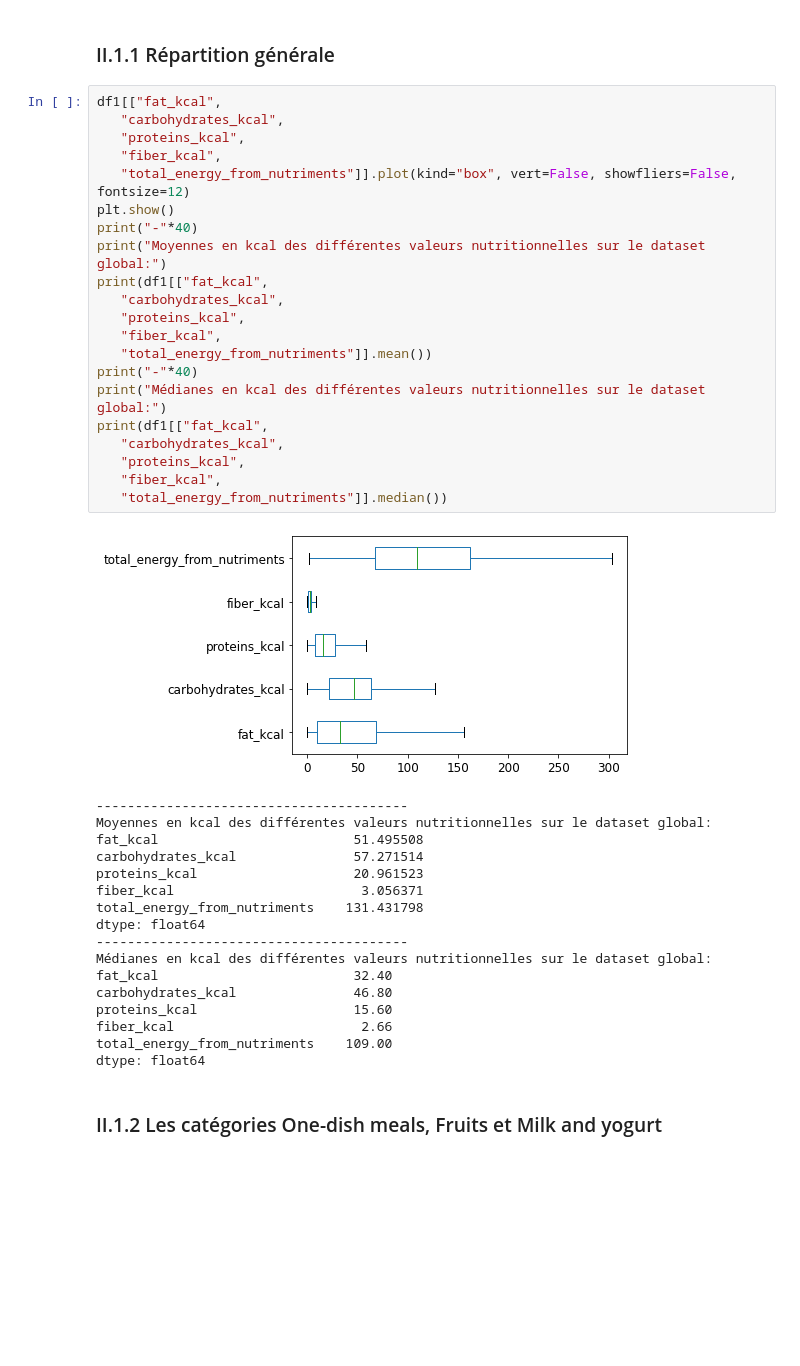
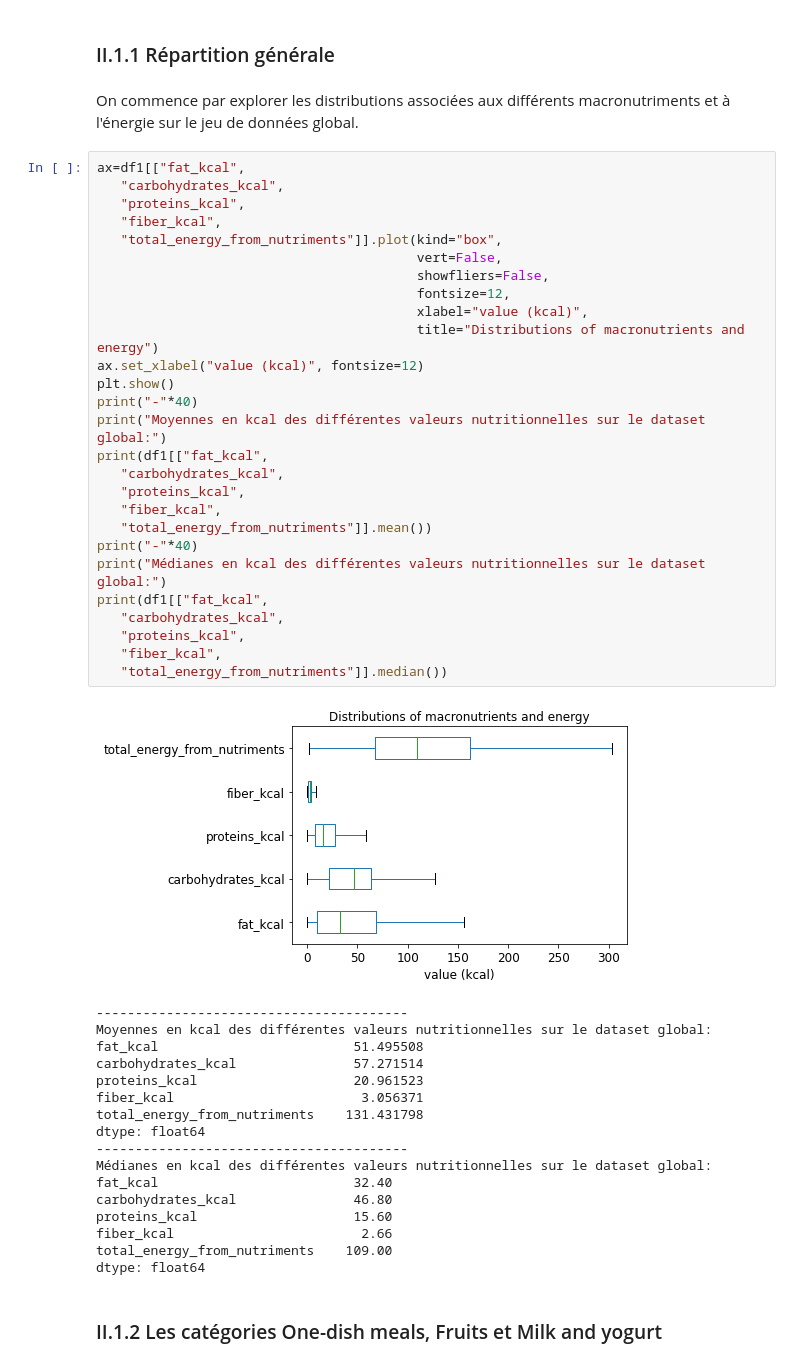
Before and after one commit to OlivierLegrand/P7, a Jupyter notebook: P3/PSanté_notebookpresentation.ipynb, the cells around one changed output. Cells and saved outputs as stored; diff of their text form; blank space fills up the shorter version.

```diff
--- a/P3/PSanté_notebookpresentation.ipynb
+++ b/P3/PSanté_notebookpresentation.ipynb
@@ -699,29 +698,37 @@ df1 = pd.read_csv("./df1_clean.csv", )
 ## II.1 Répartitions typiques de l'énergie et des macronutriments
 # %% [markdown]
 ### II.1.1 Répartition générale
+# %% [markdown]
+On commence par explorer les distributions associées aux différents macronutriments et à l'énergie sur le jeu de données global.
 # %%
-df1[["fat_kcal",
+ax=df1[["fat_kcal",
    "carbohydrates_kcal",
    "proteins_kcal",
    "fiber_kcal",
-   "total_energy_from_nutriments"]].plot(kind="box", vert=False, showfliers=False, fontsize=12)
+   "total_energy_from_nutriments"]].plot(kind="box",
+                                         vert=False,
+                                         showfliers=False,
+                                         fontsize=12,
+                                         xlabel="value (kcal)",
+                                         title="Distributions of macronutrients and energy")
+ax.set_xlabel("value (kcal)", fontsize=12)
 plt.show()
 print("-"*40)
 print("Moyennes en kcal des différentes valeurs nutritionnelles sur le dataset global:")
 print(df1[["fat_kcal",
    "carbohydrates_kcal",
    "proteins_kcal",
    "fiber_kcal",
    "total_energy_from_nutriments"]].mean())
 print("-"*40)
 print("Médianes en kcal des différentes valeurs nutritionnelles sur le dataset global:")
 print(df1[["fat_kcal",
    "carbohydrates_kcal",
    "proteins_kcal",
    "fiber_kcal",
    "total_energy_from_nutriments"]].median())
 # %% [output]
-[figure, old version]
+[figure, new version]
 ----------------------------------------
 Moyennes en kcal des différentes valeurs nutritionnelles sur le dataset global:
 fat_kcal                         51.495508
```
Also changed, not shown: parts of 61 cells of this notebook.
